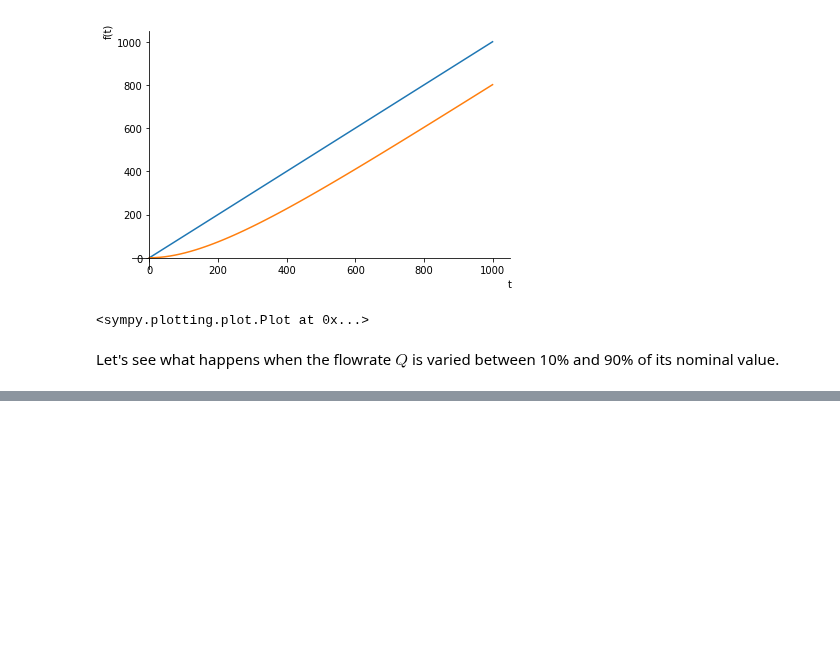
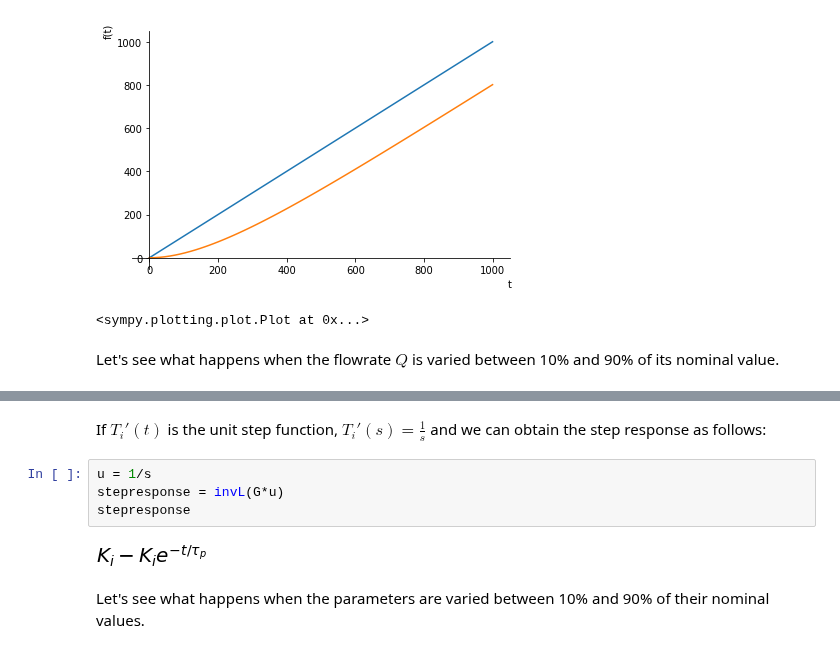
Before and after one commit to gmxavier/FAT0413150, a Jupyter notebook: notebooks/04.01-Two-Transient-Model-Examples.ipynb, the cells around one changed output, grey strips where cells are left out. Cells and saved outputs as stored; diff of their text form; blank space fills up the shorter version.

```diff
--- a/notebooks/04.01-Two-Transient-Model-Examples.ipynb
+++ b/notebooks/04.01-Two-Transient-Model-Examples.ipynb
@@ -135,0 +193,11 @@ interactive(children=(FloatSlider(value=100.0, description='dQ', max=190.0, min=
+# %% [markdown]
+If $T_{i}'(t)$ is the unit step function, $T_{i}'(s)=\frac{1}{s}$ and we can obtain the step response as follows:
+# %%
+u = 1/s
+stepresponse = invL(G*u)
+stepresponse
+# %% [output]
+[figure, added]
+# %% [markdown]
+
+Let's see what happens when the parameters are varied between 10% and 90% of their nominal values.
```
Also changed, not shown: parts of 7 cells of this notebook.
